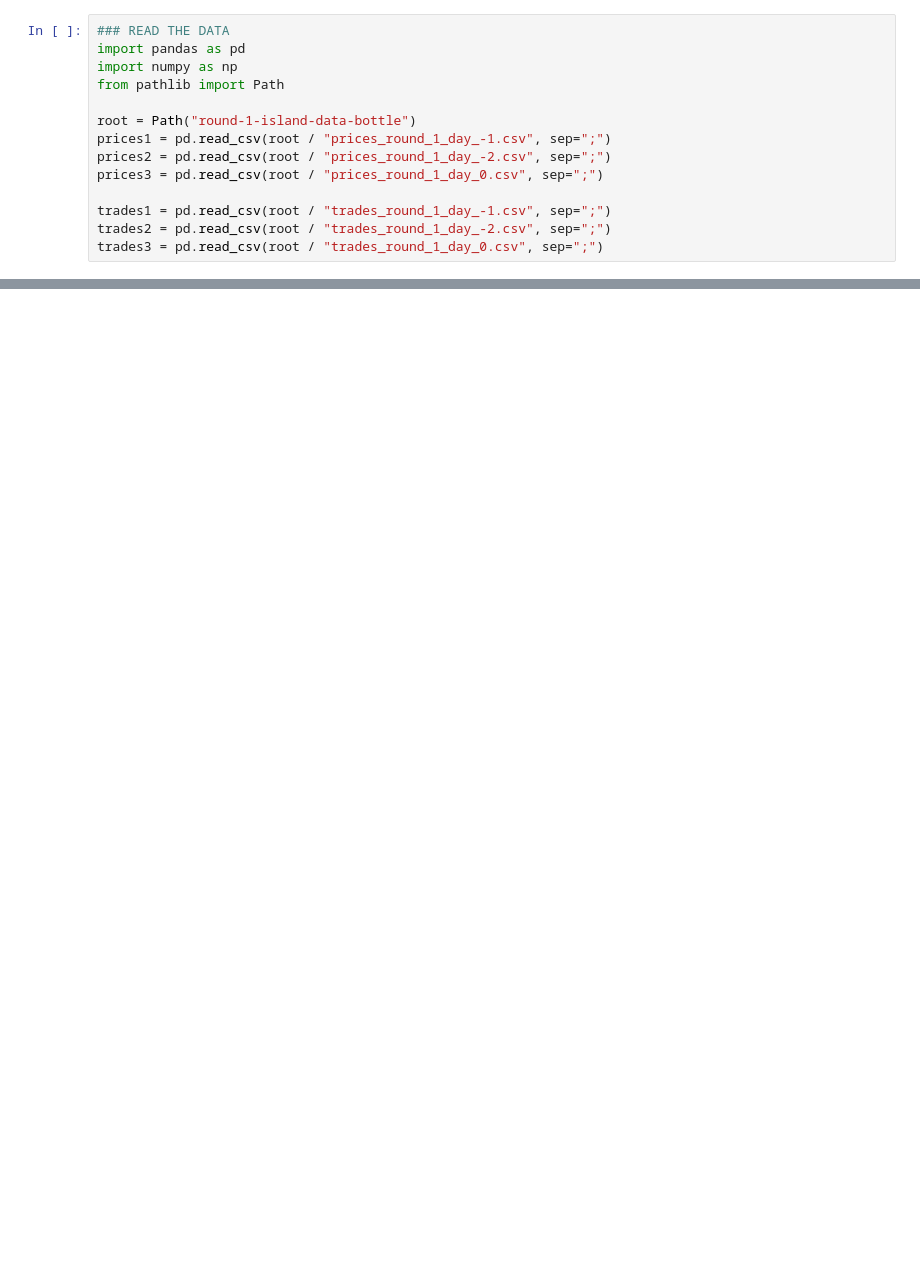
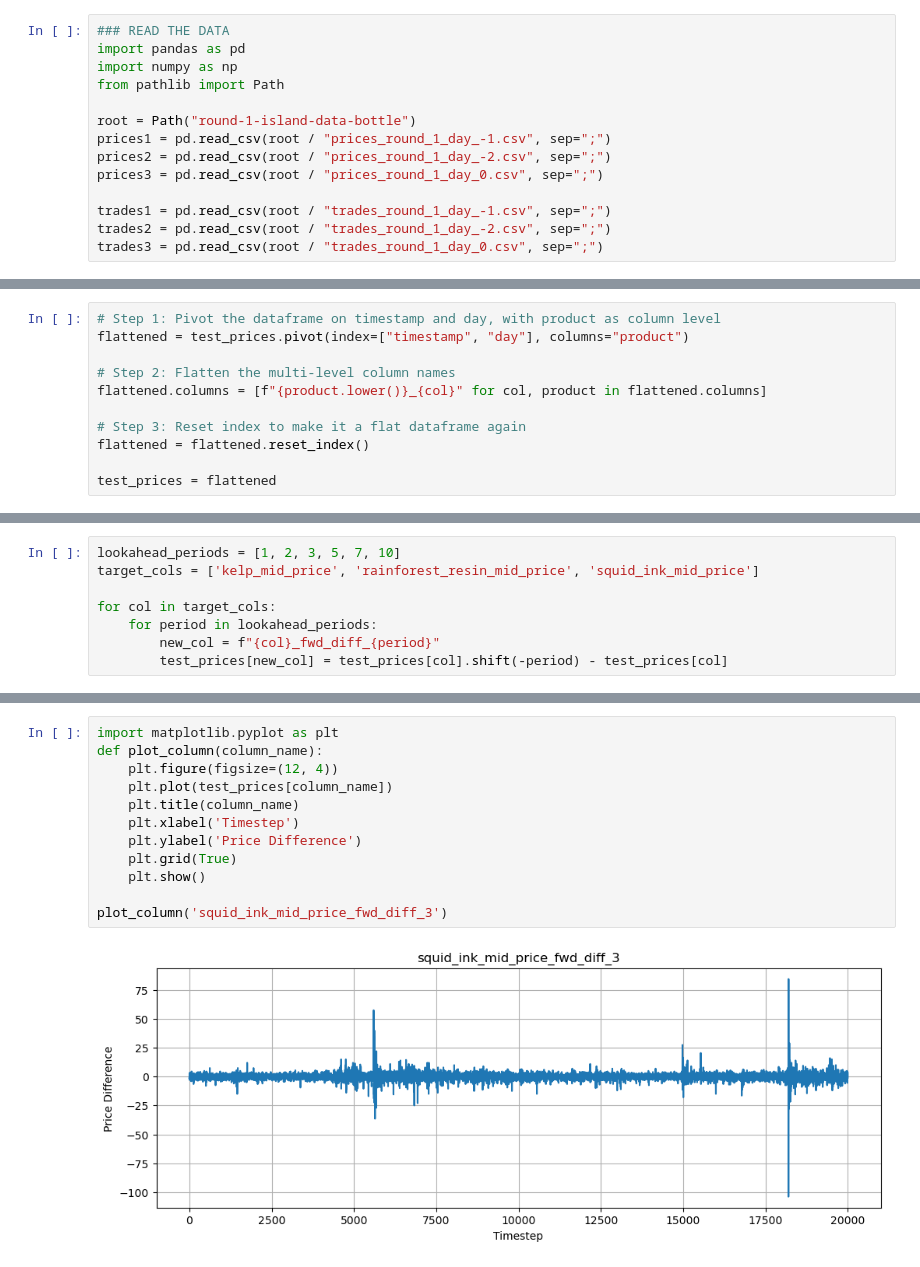
Before and after one commit to mariali383/prosperity, a Jupyter notebook: datatesting.ipynb, the cells around one changed output, grey strips where cells are left out. Drawn from its saved outputs; the diff is of its cells as text; blank space fills up the shorter version.

```diff
--- a/datatesting.ipynb
+++ b/datatesting.ipynb
@@ -32,0 +84,11 @@ trades1
+# %%
+# Step 1: Pivot the dataframe on timestamp and day, with product as column level
+flattened = test_prices.pivot(index=["timestamp", "day"], columns="product")
+
+# Step 2: Flatten the multi-level column names
+flattened.columns = [f"{product.lower()}_{col}" for col, product in flattened.columns]
+
+# Step 3: Reset index to make it a flat dataframe again
+flattened = flattened.reset_index()
+
+test_prices = flattened
@@ -32,0 +120,8 @@ trades1
+# %%
+lookahead_periods = [1, 2, 3, 5, 7, 10]
+target_cols = ['kelp_mid_price', 'rainforest_resin_mid_price', 'squid_ink_mid_price']
+
+for col in target_cols:
+    for period in lookahead_periods:
+        new_col = f"{col}_fwd_diff_{period}"
+        test_prices[new_col] = test_prices[col].shift(-period) - test_prices[col]
@@ -32,0 +144,14 @@ trades1
+# %%
+import matplotlib.pyplot as plt
+def plot_column(column_name):
+    plt.figure(figsize=(12, 4))
+    plt.plot(test_prices[column_name])
+    plt.title(column_name)
+    plt.xlabel('Timestep')
+    plt.ylabel('Price Difference')
+    plt.grid(True)
+    plt.show()
+
+plot_column('squid_ink_mid_price_fwd_diff_3')
+# %% [output]
+[figure, added]
```
Also changed, not shown: parts of 15 cells of this notebook.
